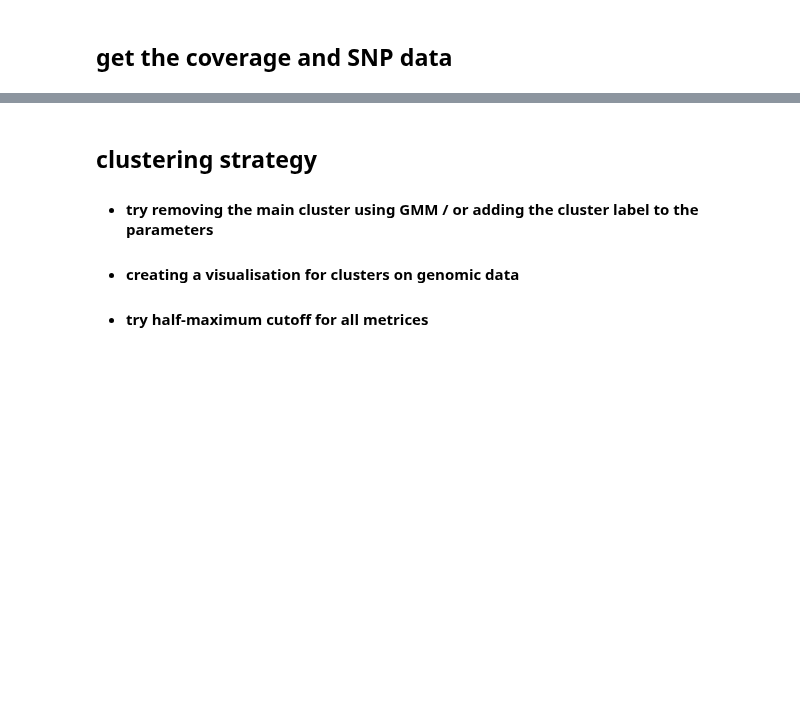
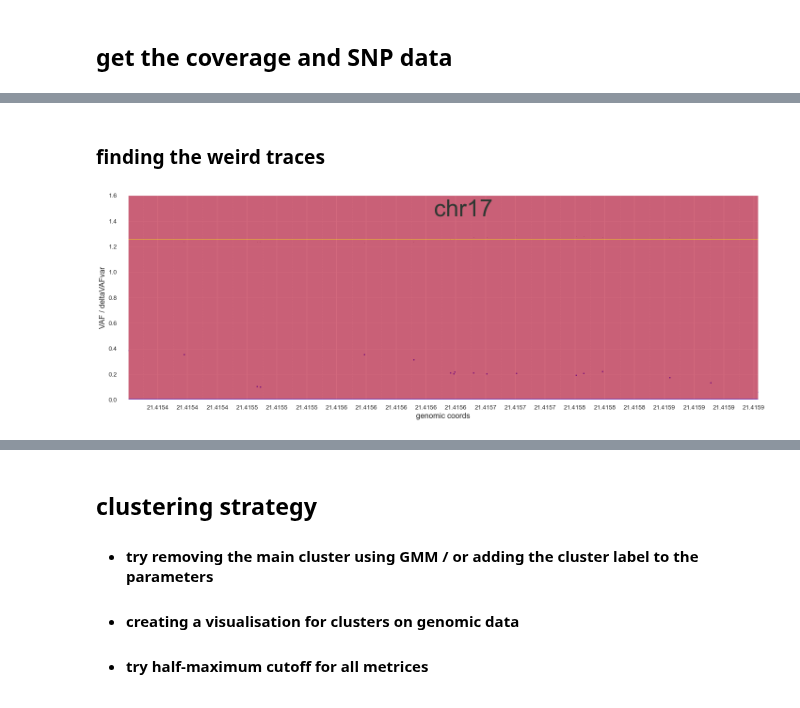
Before and after one commit to Mar111tiN/myCNV, a Jupyter notebook: nb/clusterCNV.ipynb, the cells around one changed output, grey strips where cells are left out. Drawn from its saved outputs; the diff is of its cells as text; code cells hidden in the pictures; blank space fills up the shorter version.

```diff
--- a/nb/clusterCNV.ipynb
+++ b/nb/clusterCNV.ipynb
@@ -59,0 +124,7 @@ snp_df
+# %% [markdown]
+### finding the weird traces
+# %%
+tchroms = ['chr1', 'chr7', 'chr11', 'chr13', 'chr16', 'chr17', 'chr19', 'chr20', 'chr22', 'chrX']
+_ = plot_snp(snp_df, snp_plots=[vaf, deltavafvar], cov_plots=[log2, log2mean], chroms=tchroms, region='chr17:21415000-21416000', **fig_params)
+# %% [output]
+[figure, added]
```
Also changed, not shown: parts of 36 cells of this notebook, 4 other files.
